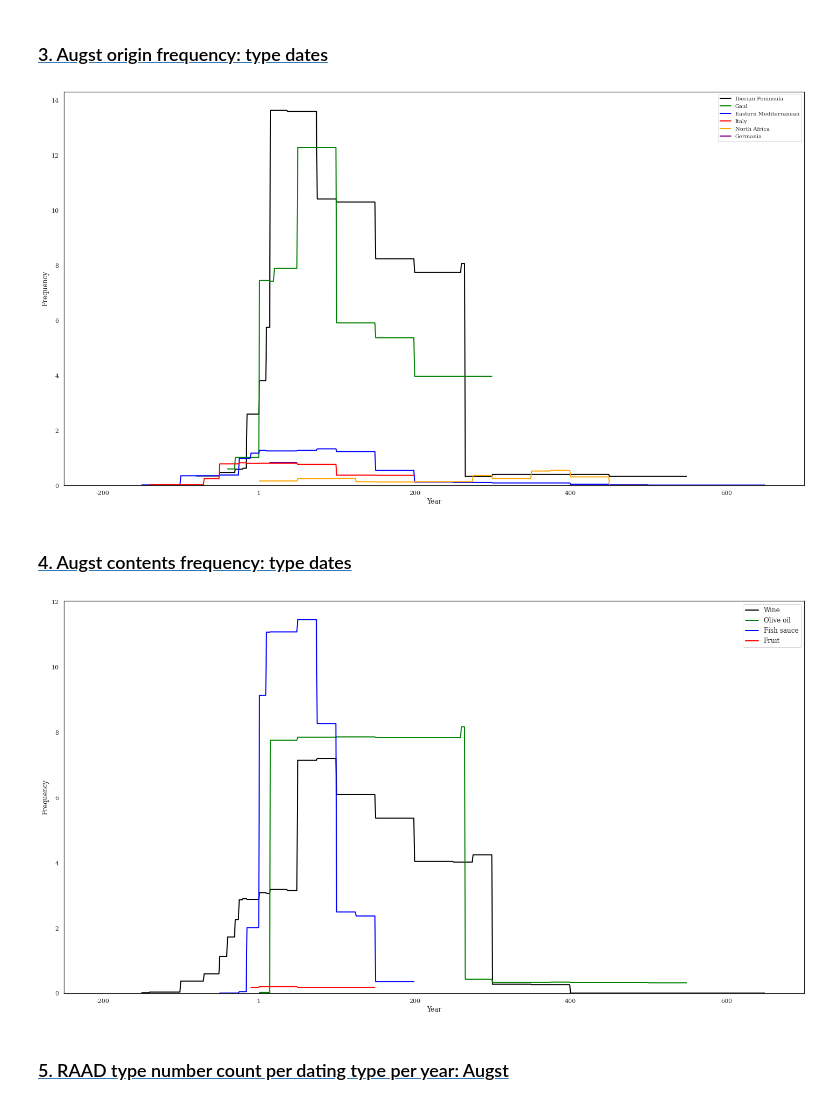
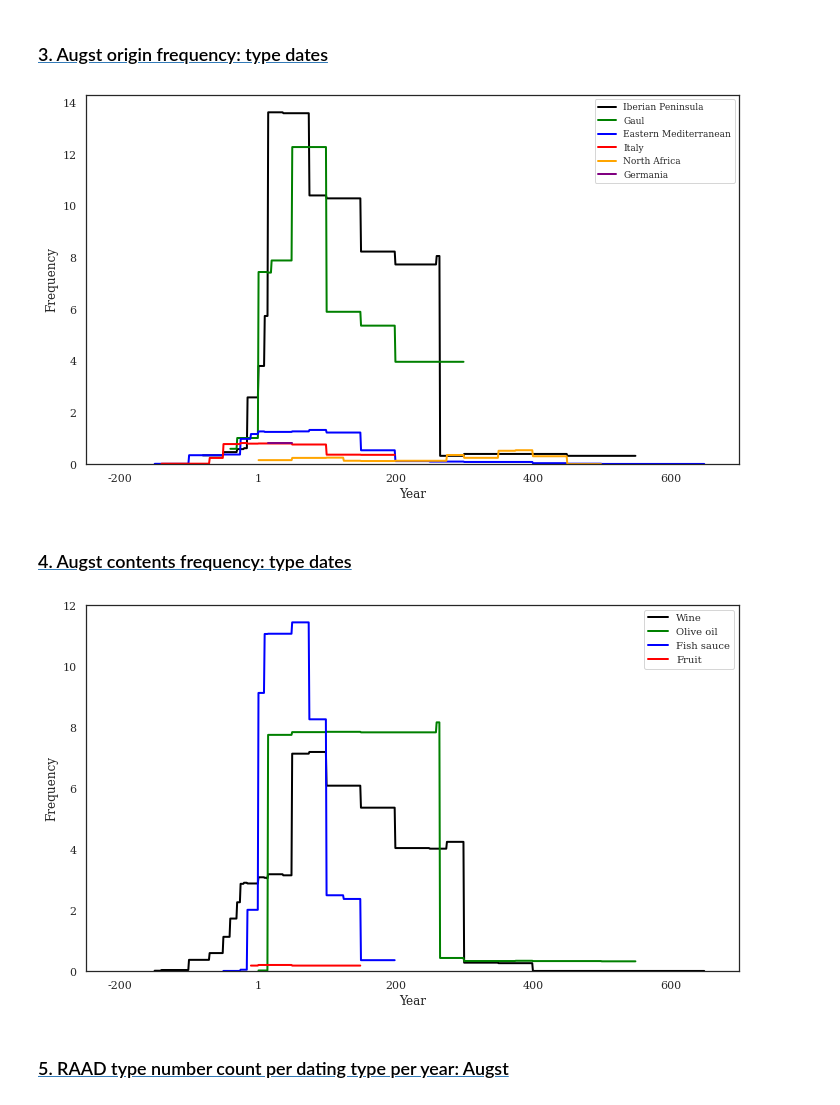
Before and after one commit to Tom-Brughmans/RAAD, a Jupyter notebook: RAAD_data/publication/RAAD_Figs8c-e.ipynb, the cells around one changed output. Drawn from its saved outputs; the diff is of its cells as text; code cells hidden in the pictures.

```diff
--- a/RAAD_data/publication/RAAD_Figs8c-e.ipynb
+++ b/RAAD_data/publication/RAAD_Figs8c-e.ipynb
@@ -68,23 +68,23 @@ for origin in origins:
     freq_type_dates[key] = freq
 # %%
 sns.set_style("white", {"font.family":"serif", "font.serif":"Times New Roman"})
-fig, ax= plt.subplots(figsize=(20, 11))
+fig, ax= plt.subplots(figsize=(10, 6))
 
 plot_graph(dicts_of_df = freq_type_dates,
             palette=["black", "green", "blue", "red", "orange", "purple"],
             ax = ax,
             linewidth = 2)
 
 ax.set_xlim([-250, 700])
 ax.set_ylim(0, None)
 ax.yaxis.set_major_formatter(FormatStrFormatter("%.0f"))
 ax.set_xticklabels([int(i) if i != 0 else 1 for i in ax.get_xticks()])
 
-plt.legend(fontsize = 10)
+plt.legend(fontsize = 9)
 plt.tight_layout()
-plt.savefig("Figs/Fig8d.pdf", bbox_inches="tight", format = "tiff", dpi = 400)
+plt.savefig("Figs/Fig8d.tiff", bbox_inches="tight", format = "tiff", dpi = 400)
 # %% [output]
-[figure, old version]
+[figure, new version]
 # %% [markdown]
 ### [<span style="color:black">4. Augst contents frequency: type dates</span>](#four) <a id="4"></a>
 # %%
@@ -108,7 +108,7 @@ for cont in contents:
     freq_contents_type[label] = freq
 # %%
 sns.set_style("white", {"font.family":"serif", "font.serif":"Times New Roman"})
-fig, ax= plt.subplots(figsize=(20, 11))
+fig, ax= plt.subplots(figsize=(10, 6))
 
 ax.set_xlim([-250, 700])
 
@@ -121,11 +121,11 @@ ax.set_ylim(0, None)
 ax.yaxis.set_major_formatter(FormatStrFormatter("%.0f"))
 ax.set_xticklabels([int(i) if i != 0 else 1 for i in ax.get_xticks()])
 
-plt.legend(fontsize = 12)
+plt.legend(fontsize = 10)
 plt.tight_layout()
-plt.savefig("Figs/Fig8c.pdf", bbox_inches="tight", format = "tiff", dpi = 400)
+plt.savefig("Figs/Fig8c.tiff", bbox_inches="tight", format = "tiff", dpi = 400)
 # %% [output]
-[figure, old version]
+[figure, new version]
 # %% [markdown]
 ### [<span style="color:black">5. RAAD type number count per dating type per year: Augst</span>](#five) <a id="5"></a>
 # %%
```
Also changed, not shown: parts of 1 cell of this notebook, 21 other files.
